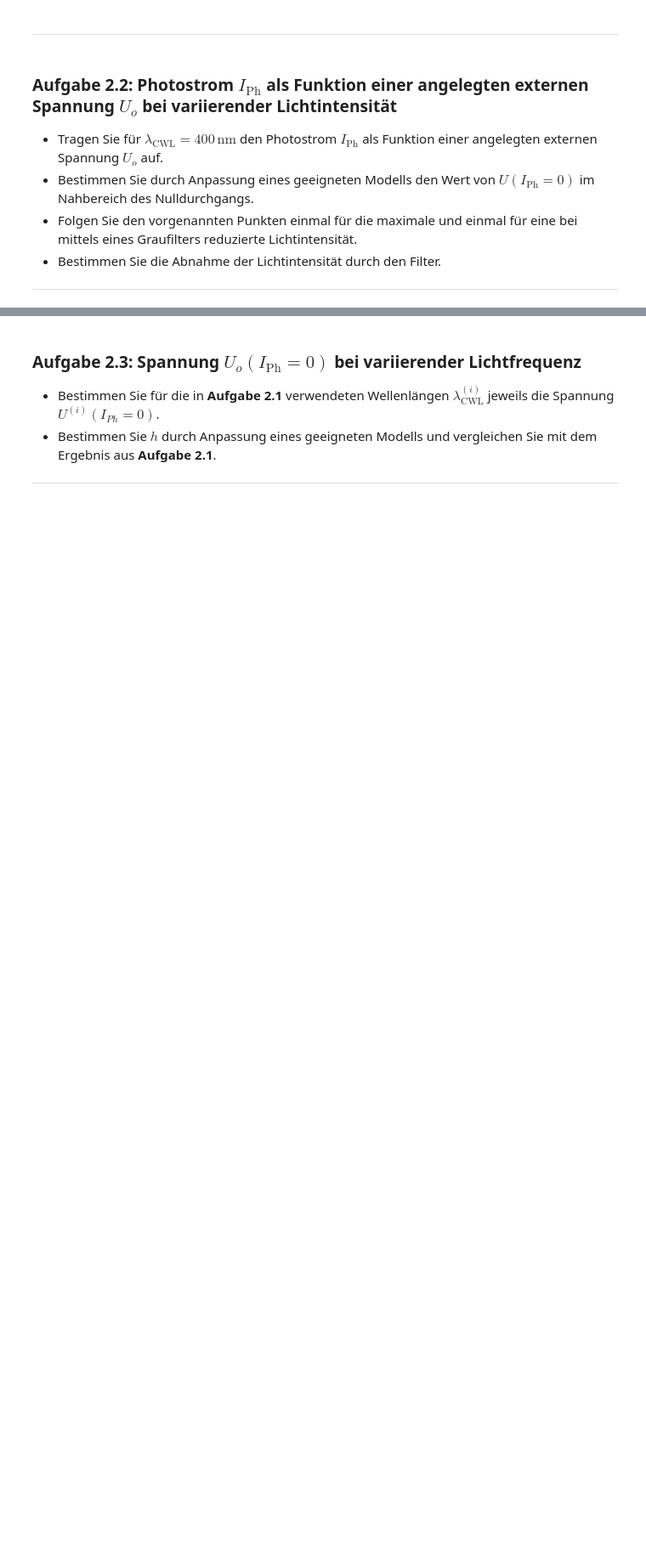
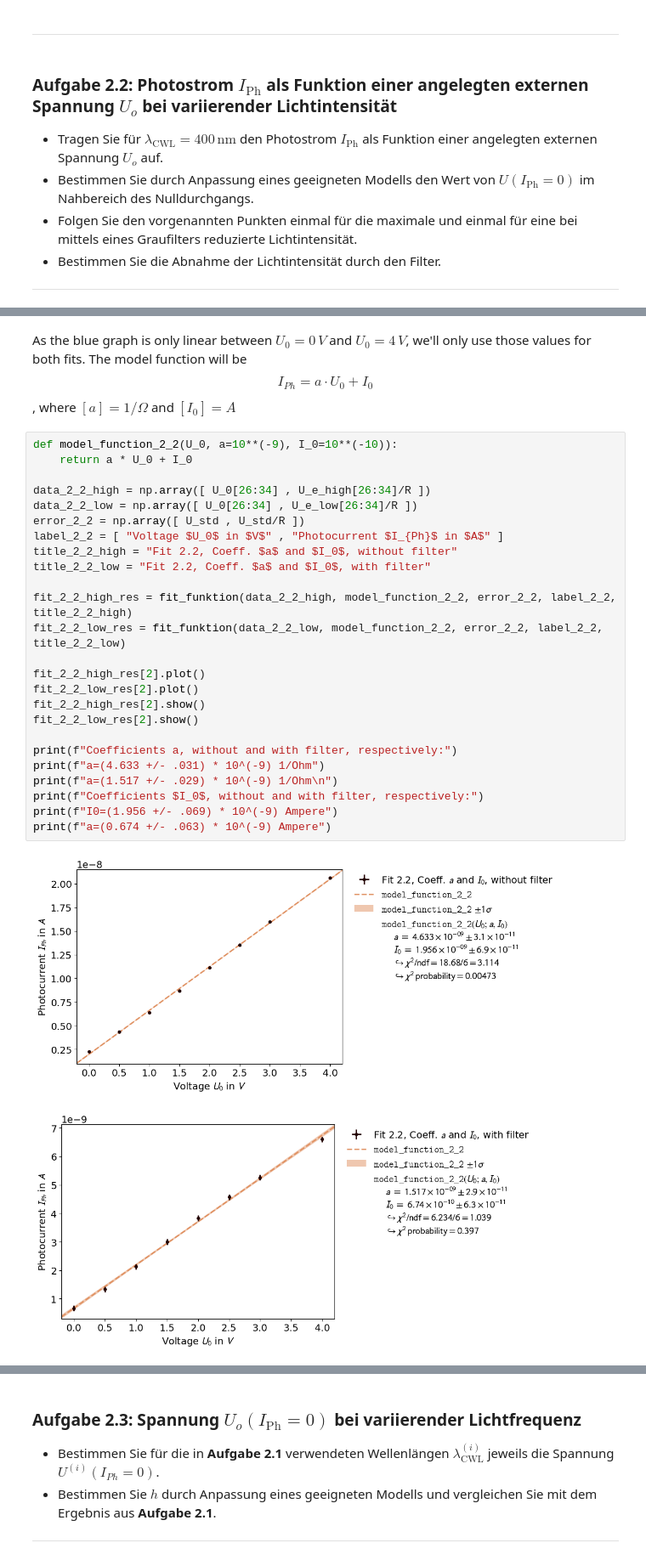
Before and after one commit to MRNock04/P2, a Jupyter notebook: Photoeffekt/Photoeffekt.ipynb, the cells around one changed output, grey strips where cells are left out. Shown at 85% size. Drawn from its saved outputs; the diff is of its cells as text; blank space fills up the shorter version.

```diff
--- a/Photoeffekt/Photoeffekt.ipynb
+++ b/Photoeffekt/Photoeffekt.ipynb
@@ -230,0 +314,30 @@ plt.show()
+# %% [markdown]
+As the blue graph is only linear between $U_0=0\,V$ and $U_0=4\,V$, we'll only use those values for both fits. The model function will be $$I_{Ph}=a\cdot U_0+I_0$$, where $[a]=1/\Omega$ and $[I_0]=A$
+# %%
+def model_function_2_2(U_0, a=10**(-9), I_0=10**(-10)):
+    return a * U_0 + I_0
+
+data_2_2_high = np.array([ U_0[26:34] , U_e_high[26:34]/R ])
+data_2_2_low = np.array([ U_0[26:34] , U_e_low[26:34]/R ])
+error_2_2 = np.array([ U_std , U_std/R ])
+label_2_2 = [ "Voltage $U_0$ in $V$" , "Photocurrent $I_{Ph}$ in $A$" ]
+title_2_2_high = "Fit 2.2, Coeff. $a$ and $I_0$, without filter"
+title_2_2_low = "Fit 2.2, Coeff. $a$ and $I_0$, with filter"
+
+fit_2_2_high_res = fit_funktion(data_2_2_high, model_function_2_2, error_2_2, label_2_2, title_2_2_high)
+fit_2_2_low_res = fit_funktion(data_2_2_low, model_function_2_2, error_2_2, label_2_2, title_2_2_low)
+
+fit_2_2_high_res[2].plot()
+fit_2_2_low_res[2].plot()
+fit_2_2_high_res[2].show()
+fit_2_2_low_res[2].show()
+
+print(f"Coefficients a, without and with filter, respectively:")
+print(f"a=(4.633 +/- .031) * 10^(-9) 1/Ohm")
+print(f"a=(1.517 +/- .029) * 10^(-9) 1/Ohm\n")
+print(f"Coefficients $I_0$, without and with filter, respectively:")
+print(f"I0=(1.956 +/- .069) * 10^(-9) Ampere")
+print(f"a=(0.674 +/- .063) * 10^(-9) Ampere")
+# %% [output]
+[figure, added]
+[figure, added]
```
Also changed, not shown: parts of 23 cells of this notebook, 1 other file.
